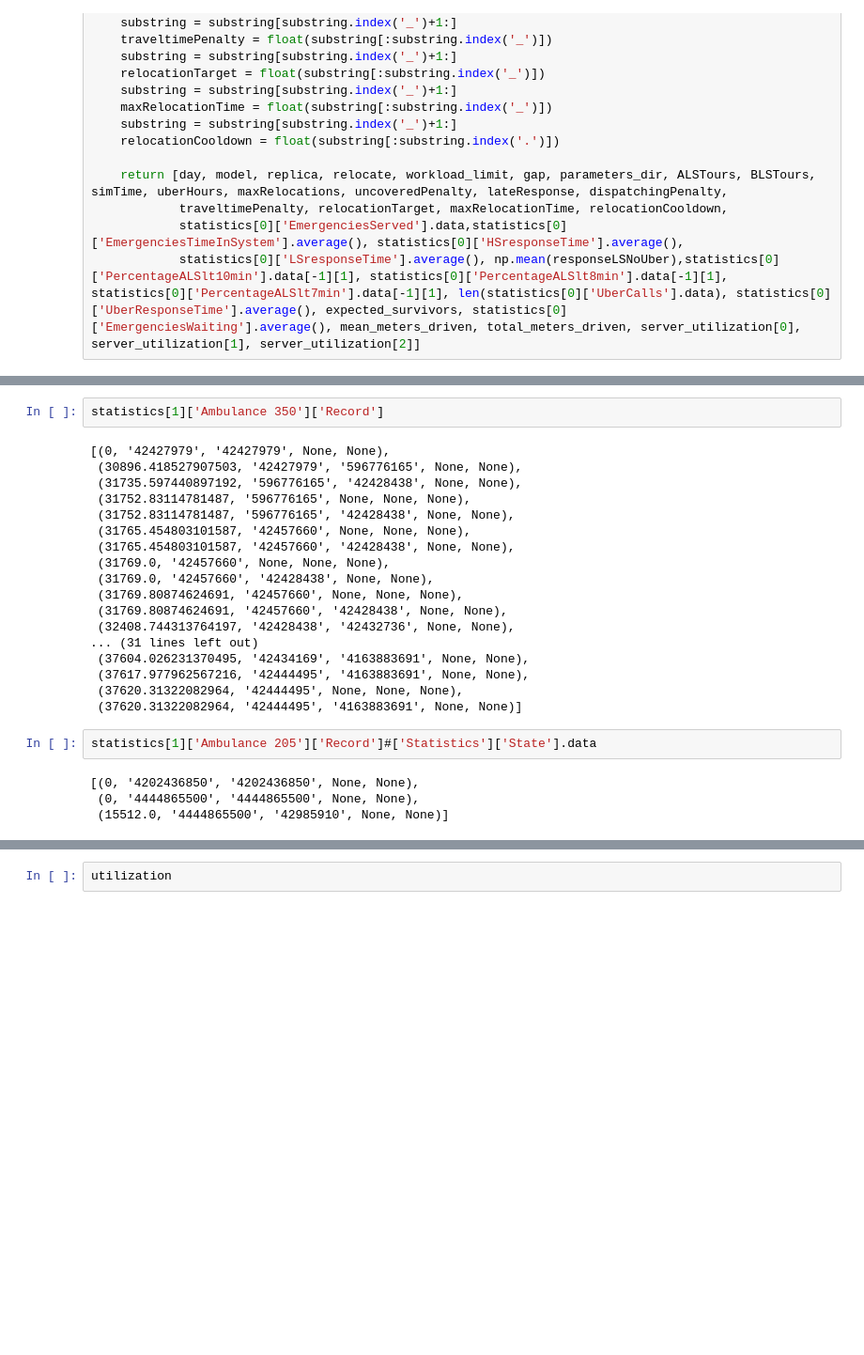
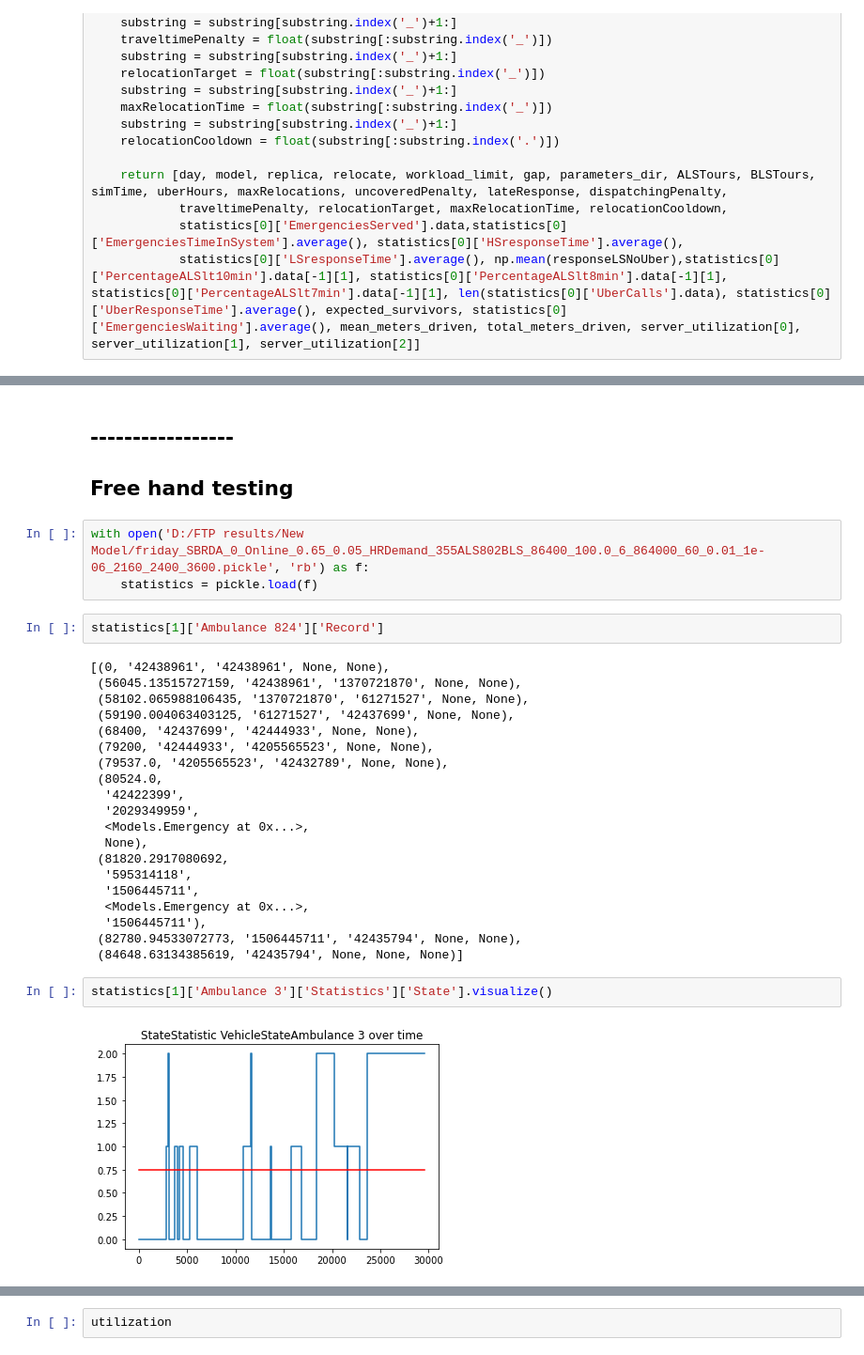
Before and after one commit to yamilbknsu/ems-ny-data, a Jupyter notebook: StatisticsDisplay2.ipynb, the cells around one changed output, grey strips where cells are left out. Shown at 94% size. Cells and saved outputs as stored; diff of their text form; blank space fills up the shorter version.

```diff
--- a/StatisticsDisplay2.ipynb
+++ b/StatisticsDisplay2.ipynb
@@ -596,26 +685,32 @@ with open('test03.pickle', 'rb') as f:
+# %% [markdown]
+## -----------------
+## Free hand testing
+# %%
+with open('D:/FTP results/New Model/friday_SBRDA_0_Online_0.65_0.05_HRDemand_355ALS802BLS_86400_100.0_6_864000_60_0.01_1e-06_2160_2400_3600.pickle', 'rb') as f:
+    statistics = pickle.load(f)
 # %%
-statistics[1]['Ambulance 350']['Record']
+statistics[1]['Ambulance 824']['Record']
 # %% [output]
-[(0, '42427979', '42427979', None, None),
- (30896.418527907503, '42427979', '596776165', None, None),
- (31735.597440897192, '596776165', '42428438', None, None),
- (31752.83114781487, '596776165', None, None, None),
- (31752.83114781487, '596776165', '42428438', None, None),
- (31765.454803101587, '42457660', None, None, None),
- (31765.454803101587, '42457660', '42428438', None, None),
- (31769.0, '42457660', None, None, None),
- (31769.0, '42457660', '42428438', None, None),
- (31769.80874624691, '42457660', None, None, None),
- (31769.80874624691, '42457660', '42428438', None, None),
- (32408.744313764197, '42428438', '42432736', None, None),
-... (31 lines left out)
- (37604.026231370495, '42434169', '4163883691', None, None),
- (37617.977962567216, '42444495', '4163883691', None, None),
- (37620.31322082964, '42444495', None, None, None),
- (37620.31322082964, '42444495', '4163883691', None, None)]
+[(0, '42438961', '42438961', None, None),
+ (56045.13515727159, '42438961', '1370721870', None, None),
+ (58102.065988106435, '1370721870', '61271527', None, None),
+ (59190.004063403125, '61271527', '42437699', None, None),
+ (68400, '42437699', '42444933', None, None),
+ (79200, '42444933', '4205565523', None, None),
+ (79537.0, '4205565523', '42432789', None, None),
+ (80524.0,
+  '42422399',
+  '2029349959',
+  <Models.Emergency at 0x...>,
+  None),
+ (81820.2917080692,
+  '595314118',
+  '1506445711',
+  <Models.Emergency at 0x...>,
+  '1506445711'),
+ (82780.94533072773, '1506445711', '42435794', None, None),
+ (84648.63134385619, '42435794', None, None, None)]
 # %%
-statistics[1]['Ambulance 205']['Record']#['Statistics']['State'].data
+statistics[1]['Ambulance 3']['Statistics']['State'].visualize()
 # %% [output]
-[(0, '4202436850', '4202436850', None, None),
- (0, '4444865500', '4444865500', None, None),
- (15512.0, '4444865500', '42985910', None, None)]
+[figure, added]
```
Also changed, not shown: parts of 15 cells of this notebook, 9 other files.
